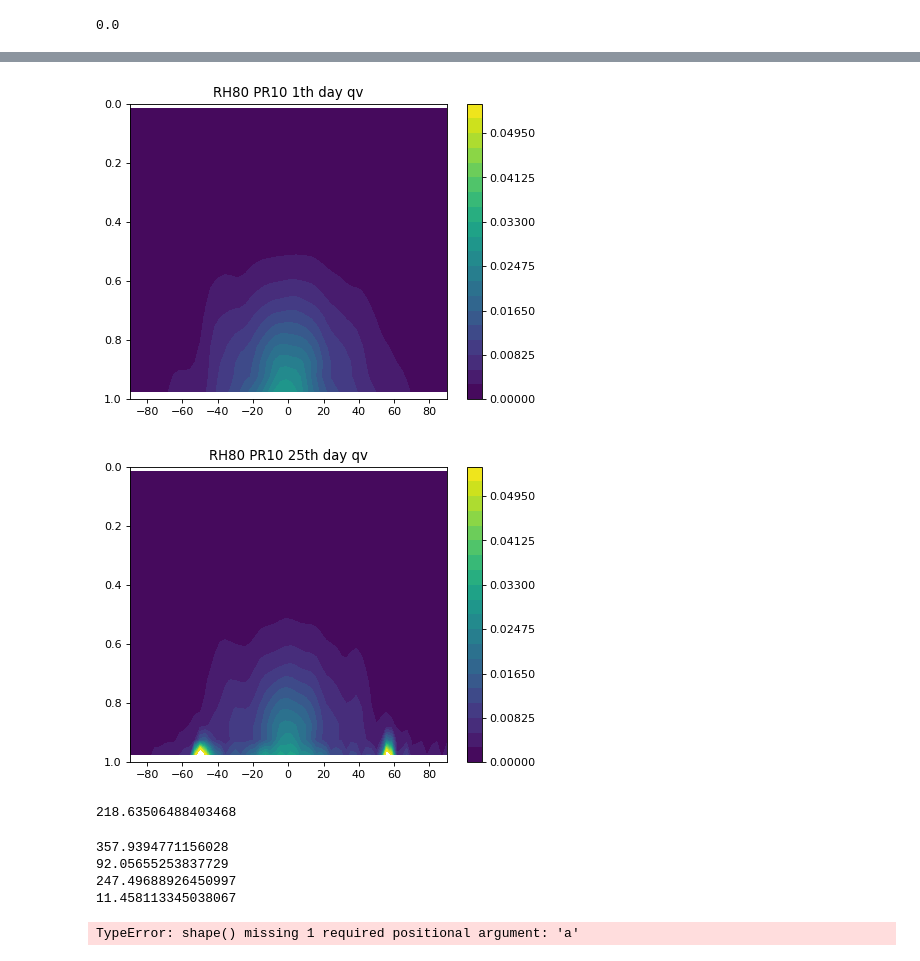
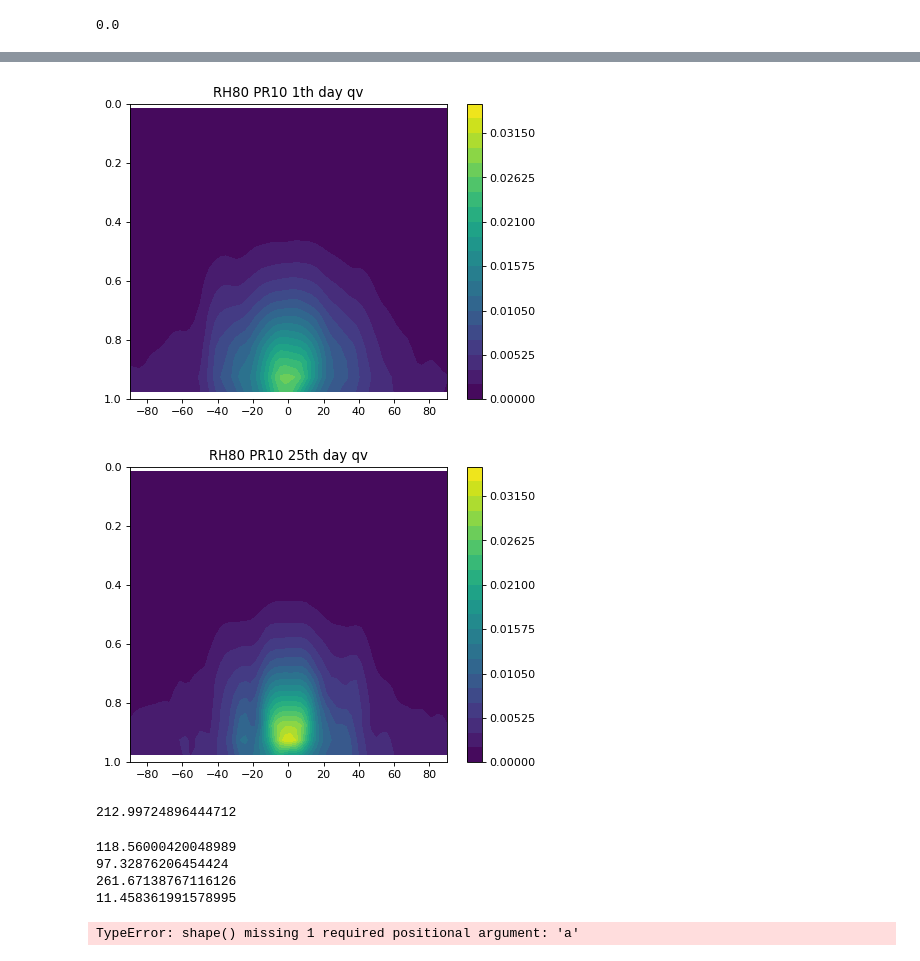
Before and after one commit to PeterChang1023/Dycore_beginner, a Jupyter notebook: dycore/IdealizeSpetral.jl/exp/HSt42/check_spinupday.ipynb, the cells around one changed output, grey strips where cells are left out. Drawn from its saved outputs; the diff is of its cells as text; code cells hidden in the pictures.

```diff
--- a/dycore/IdealizeSpetral.jl/exp/HSt42/check_spinupday.ipynb
+++ b/dycore/IdealizeSpetral.jl/exp/HSt42/check_spinupday.ipynb
@@ -137,8 +137,8 @@ class Dycore:
 
         return np.nanmean(self.factor3, axis=(1,3))
 # %%
-file = "test_final.dat"
-time = np.linspace(0,2,2)
+file = "test_all.dat"
+time = np.linspace(0,5,5)
 y    = np.linspace(-90,90,64)
 
 yy, tt = np.meshgrid(y,time)
@@ -748,41 +749,41 @@ for i in range(10,20,10):
     plt.figure(dpi=80.)
     qv_mean1 = np.nanmean(qv[0,:,:,:], axis=(2))
     # qv_mean2 = np.nanmean(qv[2,:,:,:], axis=(0,3))
 
 
-    CS = plt.contourf(yy, sigma_mean2, (qv_mean1), levels=np.linspace(0,0.055,21))
+    CS = plt.contourf(yy, sigma_mean2, (qv_mean1), levels=np.linspace(0,0.035,21))
     plt.colorbar(CS)
     plt.title(f"RH80 PR{pr} 1th day qv")
 
     plt.ylim([1,0])
     plt.show()
 for i in range(10,20,10):
     pr = i
     dycore = Dycore(file)
     yy, sigma_mean2 = dycore.yy, dycore.sigma_mean2
 
     qv = dycore.qv
     qv_n = dycore.qv_n
 
 
     plt.figure(dpi=80.)
     qv_mean1 = np.nanmean(qv[-1,:,:,:], axis=(2))
     # qv_mean2 = np.nanmean(qv[2,:,:,:], axis=(0,3))
 
 
-    CS = plt.contourf(yy, sigma_mean2, (qv_mean1), levels=np.linspace(0,0.055,21))
+    CS = plt.contourf(yy, sigma_mean2, (qv_mean1), levels=np.linspace(0,0.035,21))
     plt.colorbar(CS)
     plt.title(f"RH80 PR{pr} 25th day qv")
 
     plt.ylim([1,0])
     plt.show()
 # %% [output]
-[figure, old version]
+[figure, new version]
-[figure, old version]
+[figure, new version]
 # %%
 np.nanmax(np.nanmean(z[:,19,:,:], axis=1))
 # %% [output]
-218.63506488403468
+212.99724896444712
 # %%
 np.nanmax(np.nanmean(z[:,19,:,:], axis=1))
 tv = t[:,19,:,:] * (1+0.608*qv[:,19,:,:])
@@ -793,10 +794,10 @@ print(np.nanmin(za))
 print(np.nanmin(tv))
 print(np.nanmin(np.log(ps[:,0,:,:])))
 # %% [output]
-357.9394771156028
-92.05655253837729
-247.49688926450997
-11.458113345038067
+118.56000420048989
+97.32876206454424
+261.67138767116126
+11.458361991578995
 # %%
 
 rho = dycore.rho
```
Also changed, not shown: parts of 9 cells of this notebook, 2 other files.
